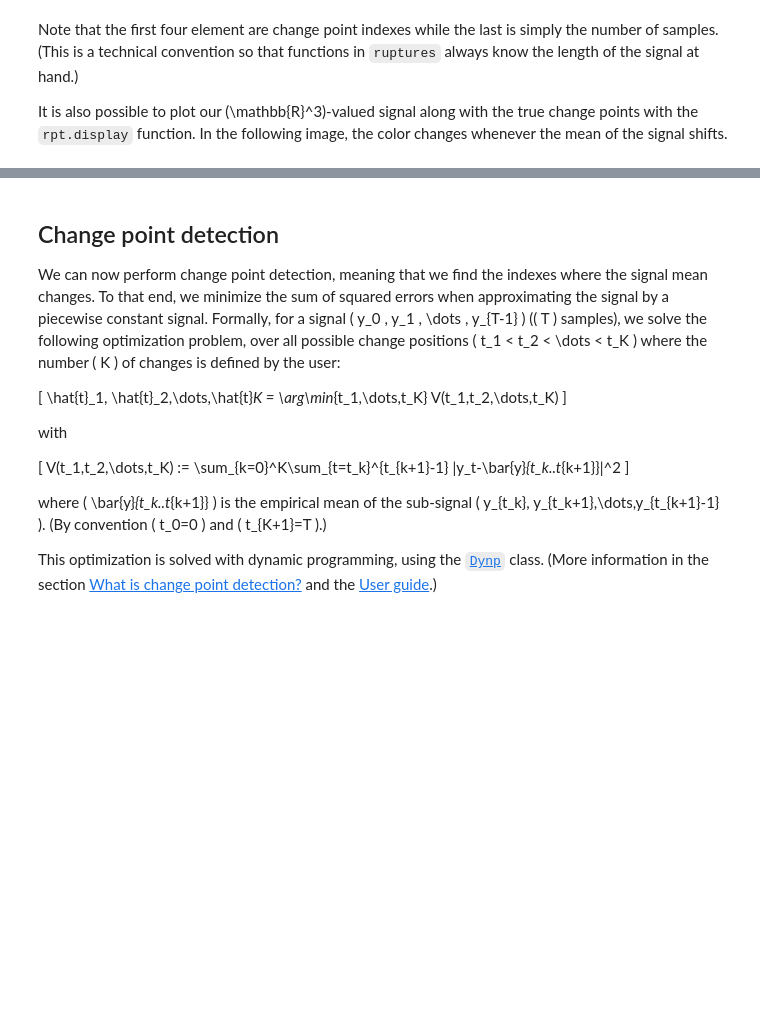
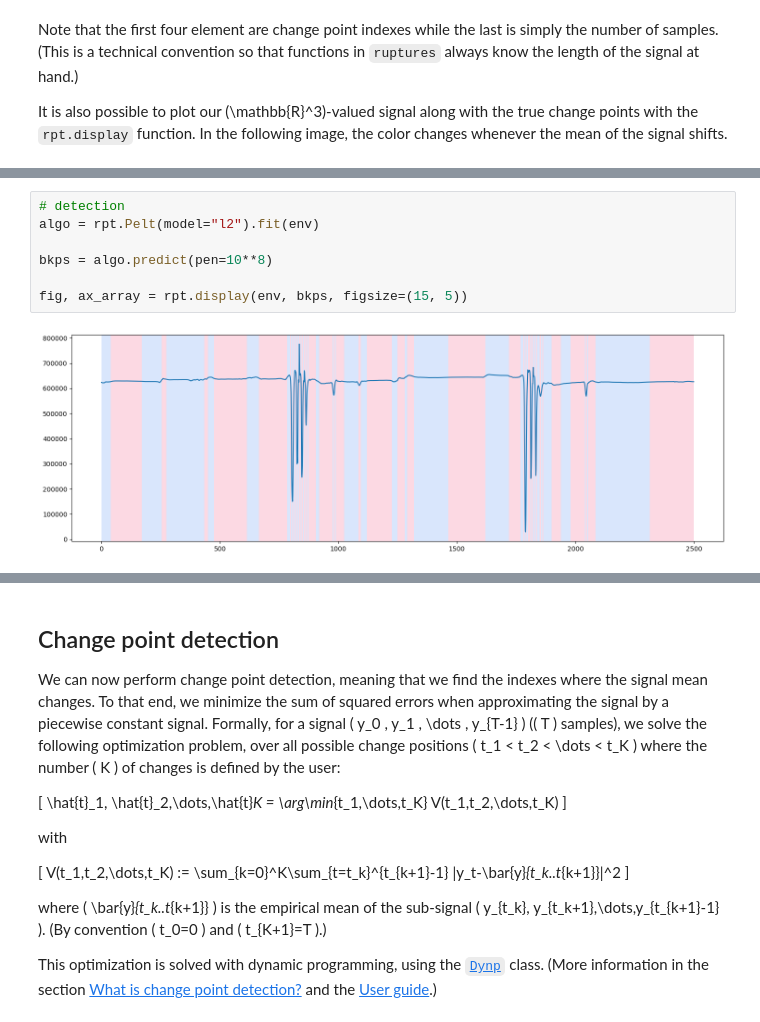
Before and after one commit to Akseli-Ilmanen/EthoGraph, a Jupyter notebook: scripts/ruptures/basic-usage.ipynb, the cells around one changed output, grey strips where cells are left out. Drawn from its saved outputs; the diff is of its cells as text; blank space fills up the shorter version.

```diff
--- a/scripts/ruptures/basic-usage.ipynb
+++ b/scripts/ruptures/basic-usage.ipynb
@@ -37,0 +74,9 @@ fig, ax_array = rpt.display(signal, bkps)
+# %%
+# detection
+algo = rpt.Pelt(model="l2").fit(env)
+
+bkps = algo.predict(pen=10**8)
+
+fig, ax_array = rpt.display(env, bkps, figsize=(15, 5))
+# %% [output]
+[figure, added]
```
Also changed, not shown: parts of 6 cells of this notebook, 8 other files.
